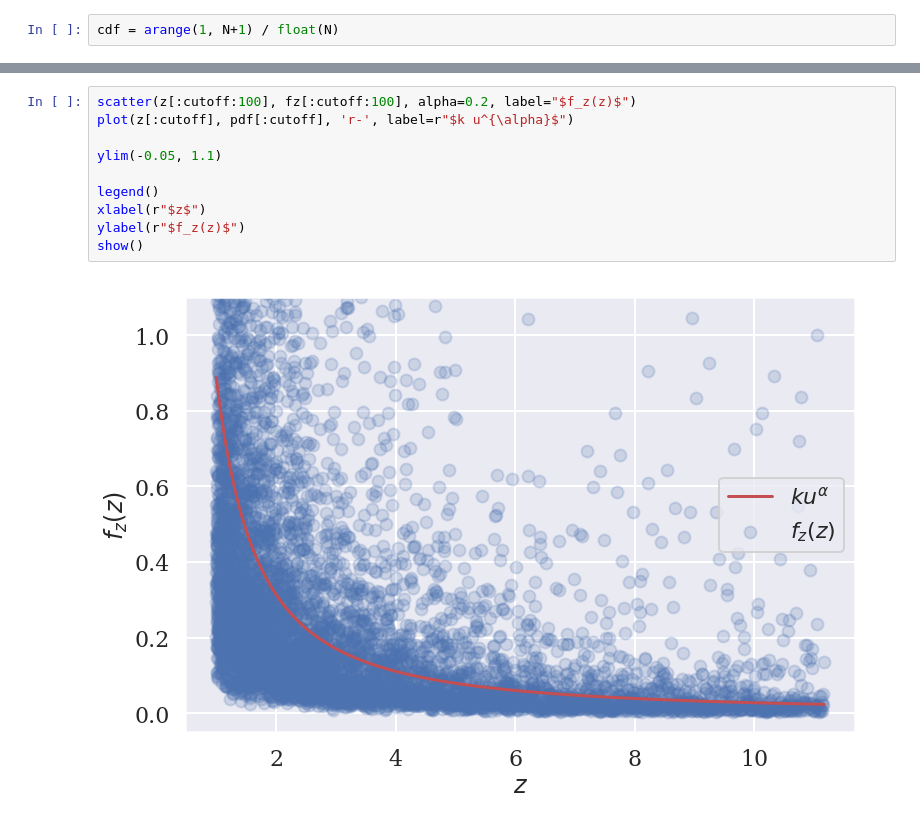
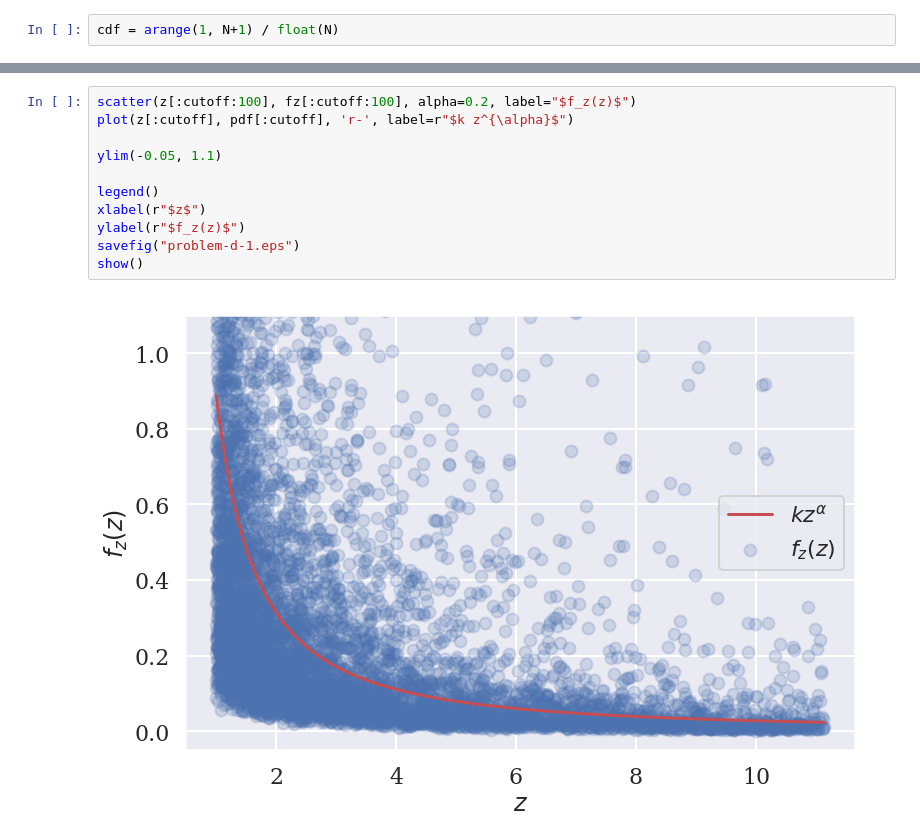
Before and after one commit to auduntre/FYS4460, a Jupyter notebook: Project3/task_d_e/task_d_e.ipynb, the cells around one changed output, grey strips where cells are left out. Saved outputs shown, nothing was run; the diff lists cells and outputs as text.

```diff
--- a/Project3/task_d_e/task_d_e.ipynb
+++ b/Project3/task_d_e/task_d_e.ipynb
@@ -41,15 +42,16 @@ k = 0.889258507905, alpha = -1.49924078351, R2 = 0.846438170045, pvalue = 0.0, s
 # %%
 scatter(z[:cutoff:100], fz[:cutoff:100], alpha=0.2, label="$f_z(z)$")
-plot(z[:cutoff], pdf[:cutoff], 'r-', label=r"$k u^{\alpha}$")
+plot(z[:cutoff], pdf[:cutoff], 'r-', label=r"$k z^{\alpha}$")
 
 ylim(-0.05, 1.1)
 
 legend()
 xlabel(r"$z$")
 ylabel(r"$f_z(z)$")
+savefig("problem-d-1.eps")
 show()
 # %% [output]
-[figure, old version]
+[figure, new version]
 # %%
 tmp_z = z[1:]
 
```
Also changed, not shown: parts of 4 cells of this notebook, 1 other file.
